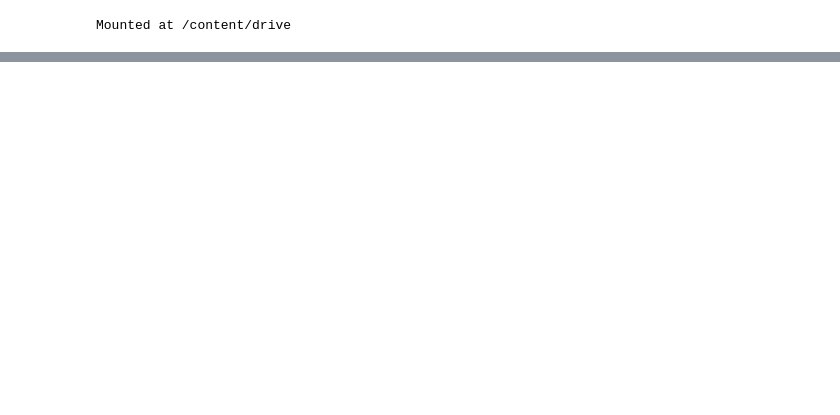
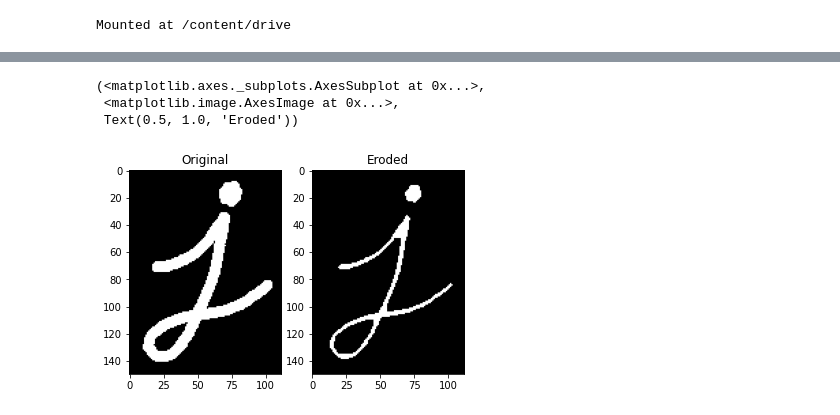
Before and after one commit to ahmadalwi425/PCVK_Genap_2022, a Jupyter notebook: week 8.ipynb, the cells around one changed output, grey strips where cells are left out. Cells and saved outputs as stored; diff of their text form; code cells hidden in the pictures; blank space fills up the shorter version.

```diff
--- a/week 8.ipynb
+++ b/week 8.ipynb
@@ -25,0 +24,12 @@ TypeError: ignored
+# %%
+original = cv2.imread('/content/drive/MyDrive/kampus/PCVK/j.png')
+kernel = np.ones((5,5), np.uint8)
+edited = cv2.erode(original, kernel, iterations = 1)
+
+plt.subplot(121),plt.imshow(original),plt.title('Original')
+plt.subplot(122),plt.imshow(edited),plt.title('Eroded')
+# %% [output]
+(<matplotlib.axes._subplots.AxesSubplot at 0x...>,
+ <matplotlib.image.AxesImage at 0x...>,
+ Text(0.5, 1.0, 'Eroded'))
+[figure, added]
```
Also changed, not shown: parts of 9 cells of this notebook.
